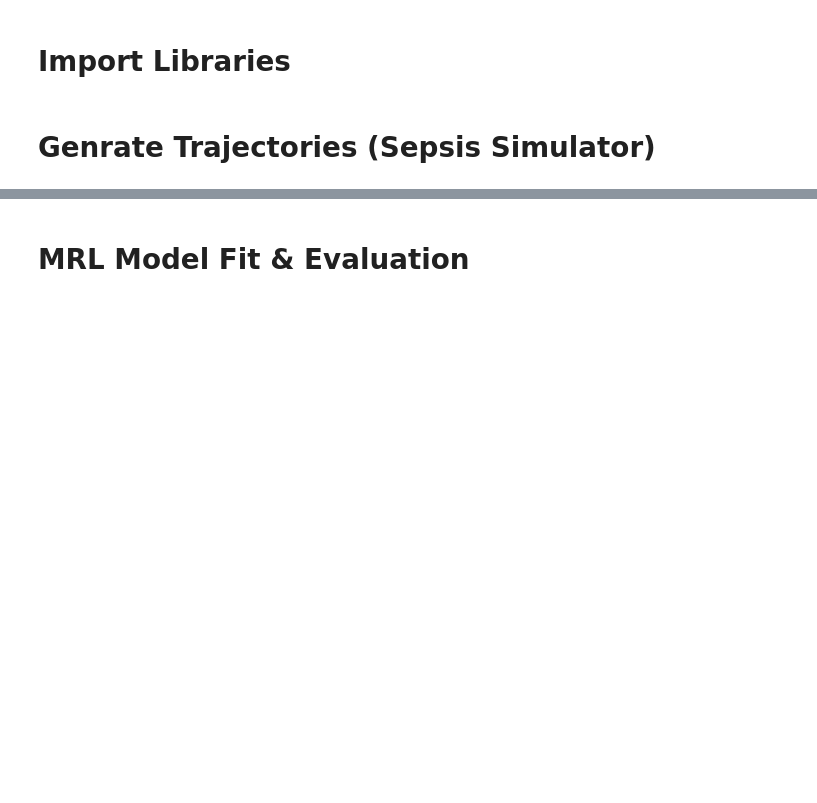
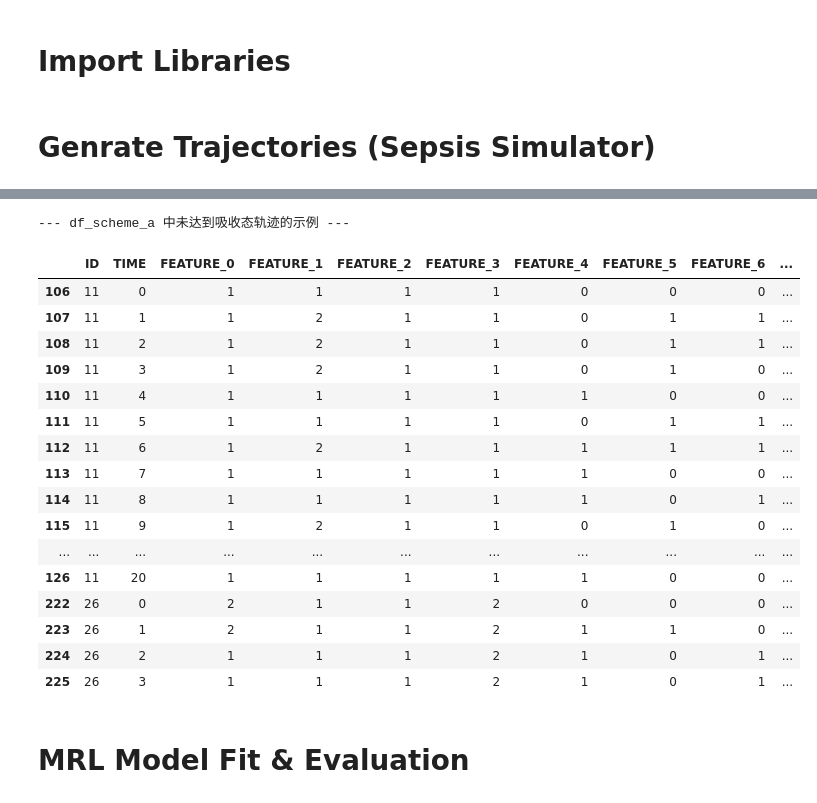
Before and after one commit to yining-wu10/Thesis, a Jupyter notebook: Experiment1.ipynb, the cells around one changed output, grey strips where cells are left out. Drawn from its saved outputs; the diff is of its cells as text; code cells hidden in the pictures; blank space fills up the shorter version.

```diff
--- a/Experiment1.ipynb
+++ b/Experiment1.ipynb
@@ -586,3 +344,31 @@ df_long
+# %%
+# 找出在max_num_steps (20步) 内未达到吸收态的轨迹ID
+non_absorbing_traj_ids = np.where(terminal_rewards == 0)[0]
+
+# 筛选出在df_scheme_a中未达到吸收态的轨迹
+df_non_absorbing = df_scheme_a[df_scheme_a['ID'].isin(non_absorbing_traj_ids)]
+
+print("--- df_scheme_a 中未达到吸收态轨迹的示例 ---")
+display(df_non_absorbing.head(25))
+# %% [output]
+--- df_scheme_a 中未达到吸收态轨迹的示例 ---
+|  | ID | TIME | FEATURE_0 | FEATURE_1 | FEATURE_2 | FEATURE_3 | FEATURE_4 | FEATURE_5 | FEATURE_6 | ... |
+| 106 | 11 | 0 | 1 | 1 | 1 | 1 | 0 | 0 | 0 | ... |
+| 107 | 11 | 1 | 1 | 2 | 1 | 1 | 0 | 1 | 1 | ... |
+| 108 | 11 | 2 | 1 | 2 | 1 | 1 | 0 | 1 | 1 | ... |
+| 109 | 11 | 3 | 1 | 2 | 1 | 1 | 0 | 1 | 0 | ... |
+| 110 | 11 | 4 | 1 | 1 | 1 | 1 | 1 | 0 | 0 | ... |
+| 111 | 11 | 5 | 1 | 1 | 1 | 1 | 0 | 1 | 1 | ... |
+| 112 | 11 | 6 | 1 | 2 | 1 | 1 | 1 | 1 | 1 | ... |
+| 113 | 11 | 7 | 1 | 1 | 1 | 1 | 1 | 0 | 0 | ... |
+| 114 | 11 | 8 | 1 | 1 | 1 | 1 | 1 | 0 | 1 | ... |
+| 115 | 11 | 9 | 1 | 2 | 1 | 1 | 0 | 1 | 0 | ... |
+| ... | ... | ... | ... | ... | ... | ... | ... | ... | ... | ... |
+| 126 | 11 | 20 | 1 | 1 | 1 | 1 | 1 | 0 | 0 | ... |
+| 222 | 26 | 0 | 2 | 1 | 1 | 2 | 0 | 0 | 0 | ... |
+| 223 | 26 | 1 | 2 | 1 | 1 | 2 | 1 | 1 | 0 | ... |
+| 224 | 26 | 2 | 1 | 1 | 1 | 2 | 1 | 0 | 1 | ... |
+| 225 | 26 | 3 | 1 | 1 | 1 | 2 | 1 | 0 | 1 | ... |
 # %% [markdown]
 # MRL Model Fit & Evaluation
 # %%
```
Also changed, not shown: parts of 9 cells of this notebook.
